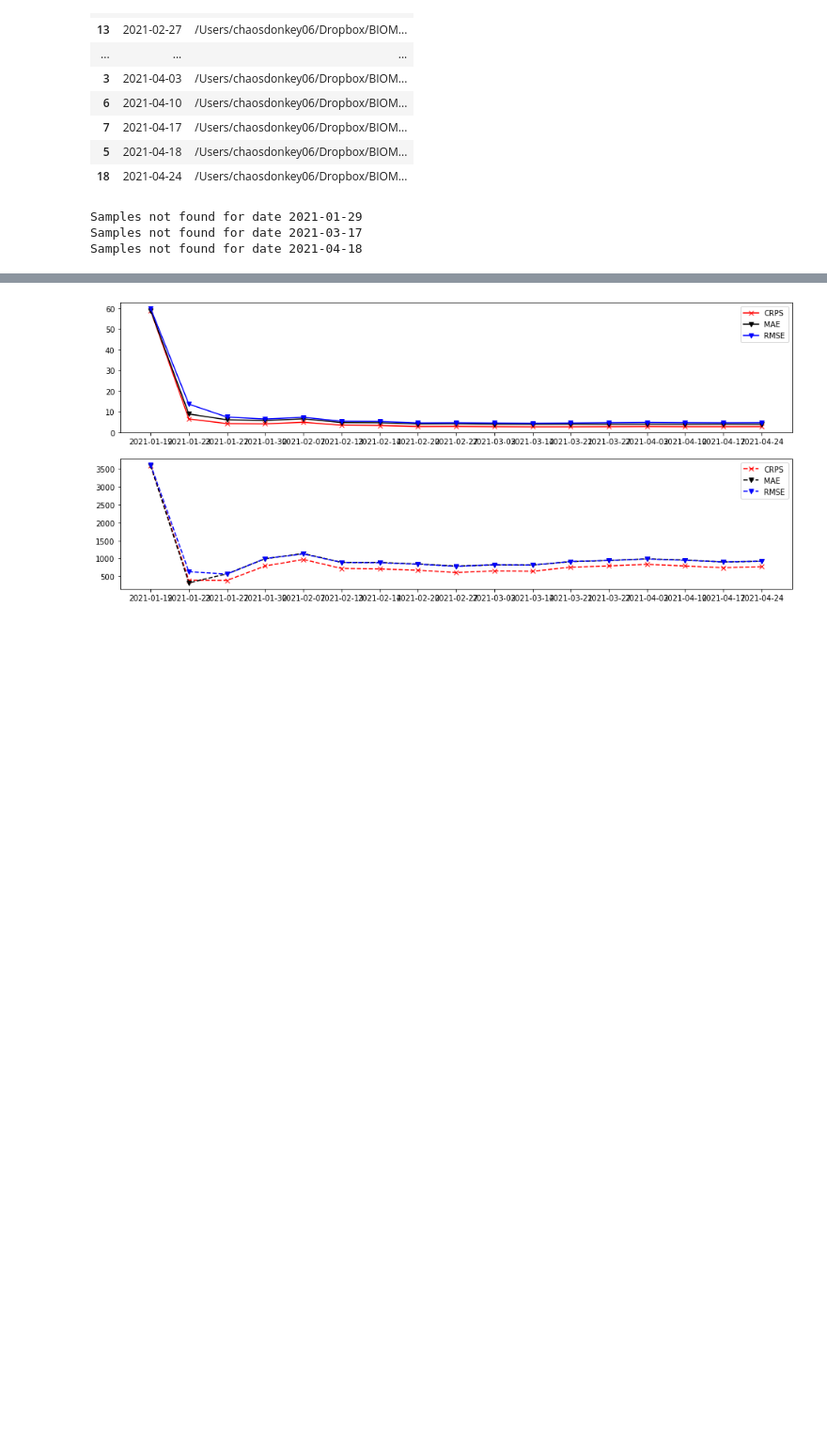
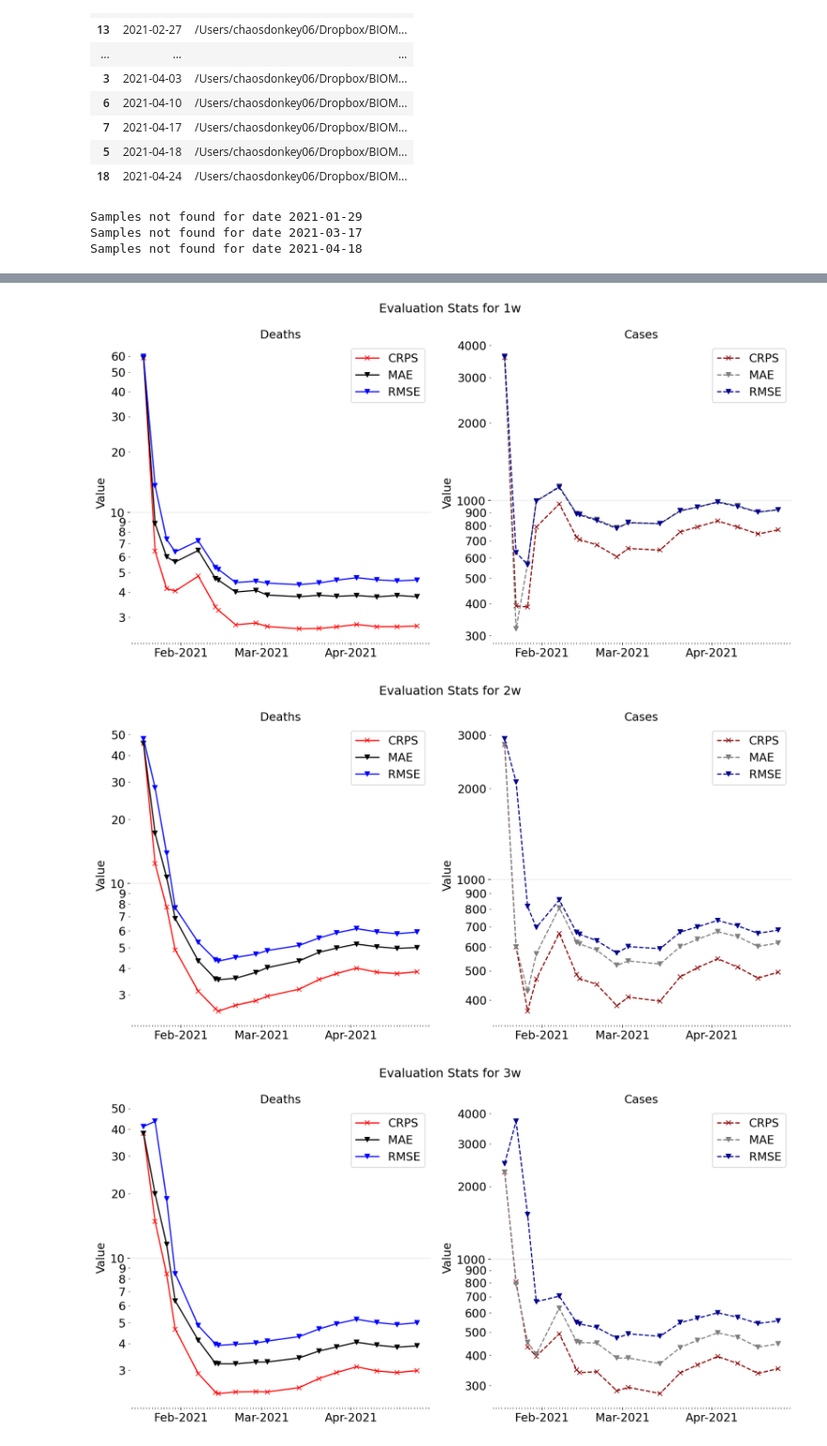
Before and after one commit to biomac-lab/covid19_forecast, a Jupyter notebook: eval_forecast.ipynb, the cells around one changed output, grey strips where cells are left out. Shown at 94% size. Cells and saved outputs as stored; diff of their text form; code cells hidden in the pictures; blank space fills up the shorter version.

```diff
--- a/eval_forecast.ipynb
+++ b/eval_forecast.ipynb
@@ -182,21 +160,55 @@ df_stats_week_d
 # %%
-kw='1w'
-df_stats_week = df_stats_resume.loc[kw]
-df_stats_week_d = df_stats_week[df_stats_week["type"]=='deaths']
-df_stats_week_c = df_stats_week[df_stats_week["type"]=='cases']
+%config InlineBackend.figure_format ='retina'
+from matplotlib.dates import date2num, num2date
+from matplotlib.colors import ListedColormap
+from matplotlib import dates as mdates
+from matplotlib.patches import Patch
+from matplotlib import pyplot as plt
+from matplotlib import ticker
 
-df_stats_week_d
 
-fig, axes = plt.subplots(2, 1, figsize=(16, 7)) #, sharex=True)
+weekdict = {'1w':6, '2w': 13, '3w': 20, '4w': 26}
+for kw in weekdict.keys():
+    df_stats_week = df_stats_resume.loc[kw]
+    df_stats_week["date_forecast"] = pd.to_datetime(df_stats_week["date_forecast"])
+    df_stats_week_d = df_stats_week[df_stats_week["type"]=='deaths']
+    df_stats_week_c = df_stats_week[df_stats_week["type"]=='cases']
 
-axes[0].plot(df_stats_week_d["date_forecast"], df_stats_week_d["crps"], color='r', marker='x', label='CRPS')
-axes[0].plot(df_stats_week_d["date_forecast"], df_stats_week_d["mae"], color='k', marker='v', label='MAE')
-axes[0].plot(df_stats_week_d["date_forecast"], df_stats_week_d["rmse"], color='b', marker='v', label='RMSE')
+    df_stats_week_d
 
-axes[1].plot(df_stats_week_c["date_forecast"], df_stats_week_c["crps"], color='r', marker='x', label='CRPS', linestyle='--')
-axes[1].plot(df_stats_week_c["date_forecast"], df_stats_week_c["mae"], color='k', marker='v', label='MAE', linestyle='--')
-axes[1].plot(df_stats_week_c["date_forecast"], df_stats_week_c["rmse"], color='b', marker='v', label='RMSE', linestyle='--')
+    fig, axes = plt.subplots(1, 2, figsize=(15.5, 7.2)) #, sharex=True)
+    axes[0].plot(df_stats_week_d["date_forecast"], df_stats_week_d["crps"], color='r', marker='x', label='CRPS')
+    axes[0].plot(df_stats_week_d["date_forecast"], df_stats_week_d["mae"], color='k', marker='v', label='MAE')
+    axes[0].plot(df_stats_week_d["date_forecast"], df_stats_week_d["rmse"], color='b', marker='v', label='RMSE')
 
-axes[0].legend()
-axes[1].legend()
+    axes[1].plot(df_stats_week_c["date_forecast"], df_stats_week_c["crps"], color='darkred', marker='x', label='CRPS', linestyle='--')
+    axes[1].plot(df_stats_week_c["date_forecast"], df_stats_week_c["mae"], color='gray', marker='v', label='MAE', linestyle='--')
+    axes[1].plot(df_stats_week_c["date_forecast"], df_stats_week_c["rmse"], color='darkblue', marker='v', label='RMSE', linestyle='--')
+
+    axes[0].set_title('Deaths', fontsize=15)
+    axes[1].set_title('Cases', fontsize=15)
+
+    axes[0].legend()
+    axes[1].legend()
+    for ax in axes:
+        ax.set_yscale('log')
+
+        ax.xaxis.set_major_locator(mdates.MonthLocator())
+        ax.xaxis.set_major_formatter(mdates.DateFormatter('%b-%Y'))
+        ax.xaxis.set_minor_locator(mdates.DayLocator())
+        ax.xaxis.set_major_locator(mdates.WeekdayLocator())
+        ax.xaxis.set_major_locator(mdates.MonthLocator())
+        ax.spines['top'].set_visible(False)
+        ax.spines['right'].set_visible(False)
+        ax.spines['left'].set_visible(False)
+        ax.spines['bottom'].set_visible(False)
+        ax.grid(which='major', axis='y', c='k', alpha=.1, zorder=-2)
+        ax.yaxis.set_major_formatter(ticker.StrMethodFormatter("{x:.0f}"))
+        ax.yaxis.set_minor_formatter(ticker.StrMethodFormatter("{x:.0f}"))
+        ax.set_ylabel('Value', size=15)
+        ax.tick_params(which='both', axis='both', labelrotation=0, labelsize=15)
+        #ax.set_ylim( (y1_l, y_lim_up) )
+        ax.legend(loc='upper right', fontsize=15)
+    fig.suptitle(f"Evaluation Stats for {kw}", fontsize=16)
+    fig.savefig(os.path.join('figures_eval', f'eval_{kw}.png'), dpi=300, bbox_inches='tight', transparent=False)
 # %% [output]
@@ -204 +235,3 @@ axes[1].legend()
-[figure, old version]
+[figure, new version]
+[figure, added]
+[figure, added]
```
Also changed, not shown: parts of 6 cells of this notebook, 8 other files.
